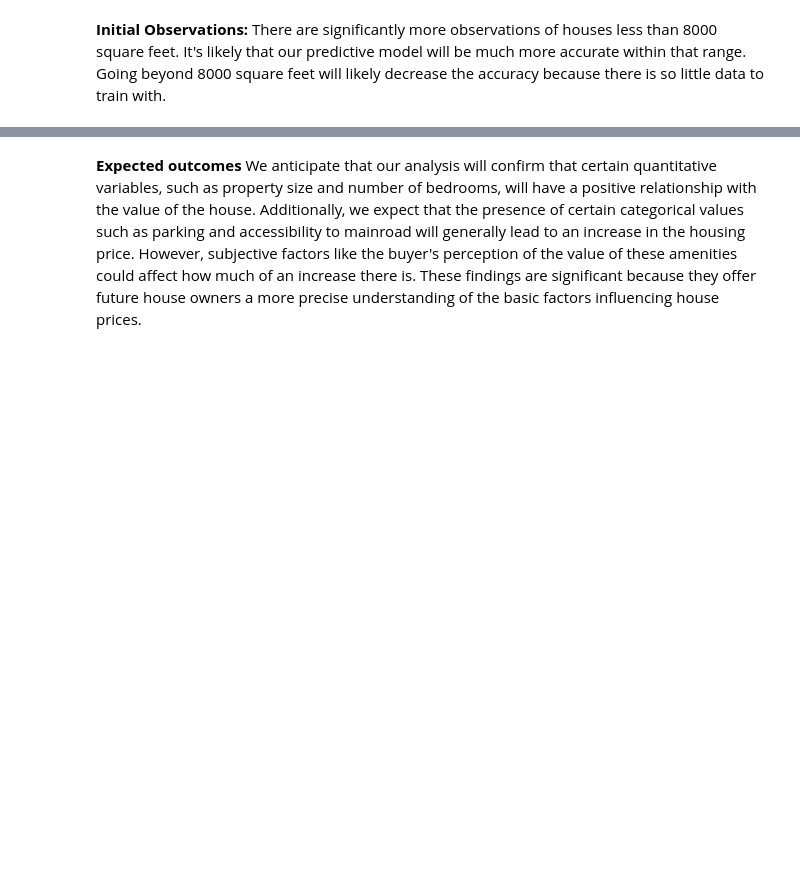
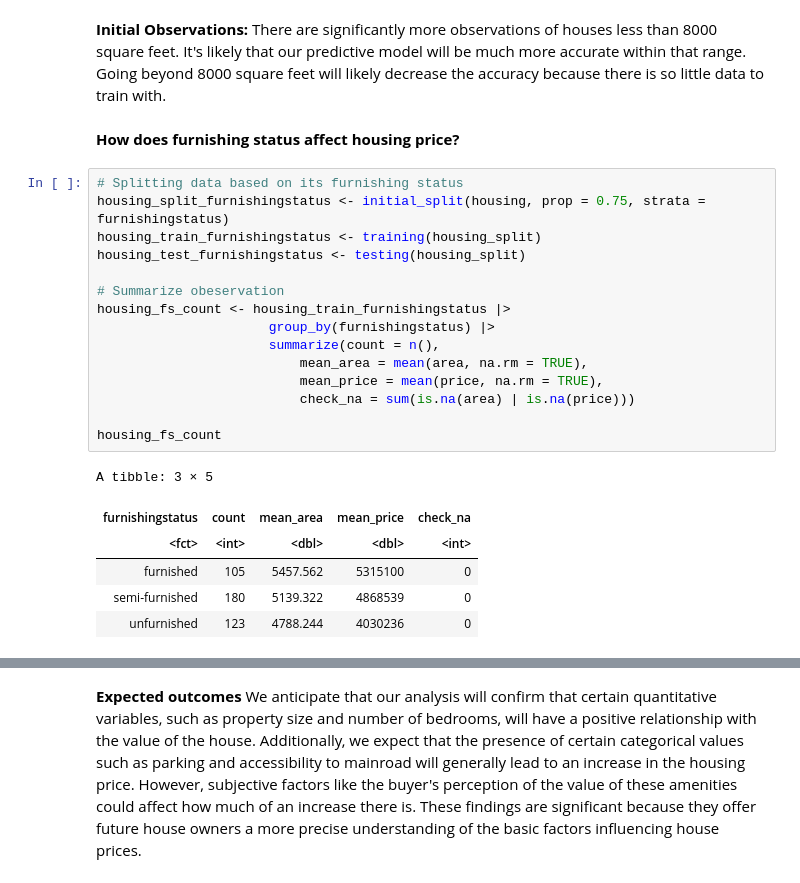
Before and after one commit to chwu01/DSCI-Group-Project, a Jupyter notebook: Project Proposal (Challen Version).ipynb, the cells around one changed output, grey strips where cells are left out. Drawn from its saved outputs; the diff is of its cells as text; blank space fills up the shorter version.

```diff
--- a/Project Proposal (Challen Version).ipynb
+++ b/Project Proposal (Challen Version).ipynb
@@ -141,3 +145,27 @@ number_of_houses_by_area
 [figure]
 # %% [markdown]
 **Initial Observations:** There are significantly more observations of houses less than 8000 square feet. It's likely that our predictive model will be much more accurate within that range. Going beyond 8000 square feet will likely decrease the accuracy because there is so little data to train with.
+# %% [markdown]
+**How does furnishing status affect housing price?**
+# %%
+# Splitting data based on its furnishing status
+housing_split_furnishingstatus <- initial_split(housing, prop = 0.75, strata = furnishingstatus)
+housing_train_furnishingstatus <- training(housing_split)
+housing_test_furnishingstatus <- testing(housing_split)
+
+# Summarize obeservation
+housing_fs_count <- housing_train_furnishingstatus |>
+                      group_by(furnishingstatus) |>
+                      summarize(count = n(),
+                          mean_area = mean(area, na.rm = TRUE),
+                          mean_price = mean(price, na.rm = TRUE),
+                          check_na = sum(is.na(area) | is.na(price)))
+
+housing_fs_count
+# %% [output]
+A tibble: 3 × 5
+| furnishingstatus | count | mean_area | mean_price | check_na |
+| <fct> | <int> | <dbl> | <dbl> | <int> |
+| furnished | 105 | 5457.562 | 5315100 | 0 |
+| semi-furnished | 180 | 5139.322 | 4868539 | 0 |
+| unfurnished | 123 | 4788.244 | 4030236 | 0 |
```
Also changed, not shown: parts of 6 cells of this notebook.
